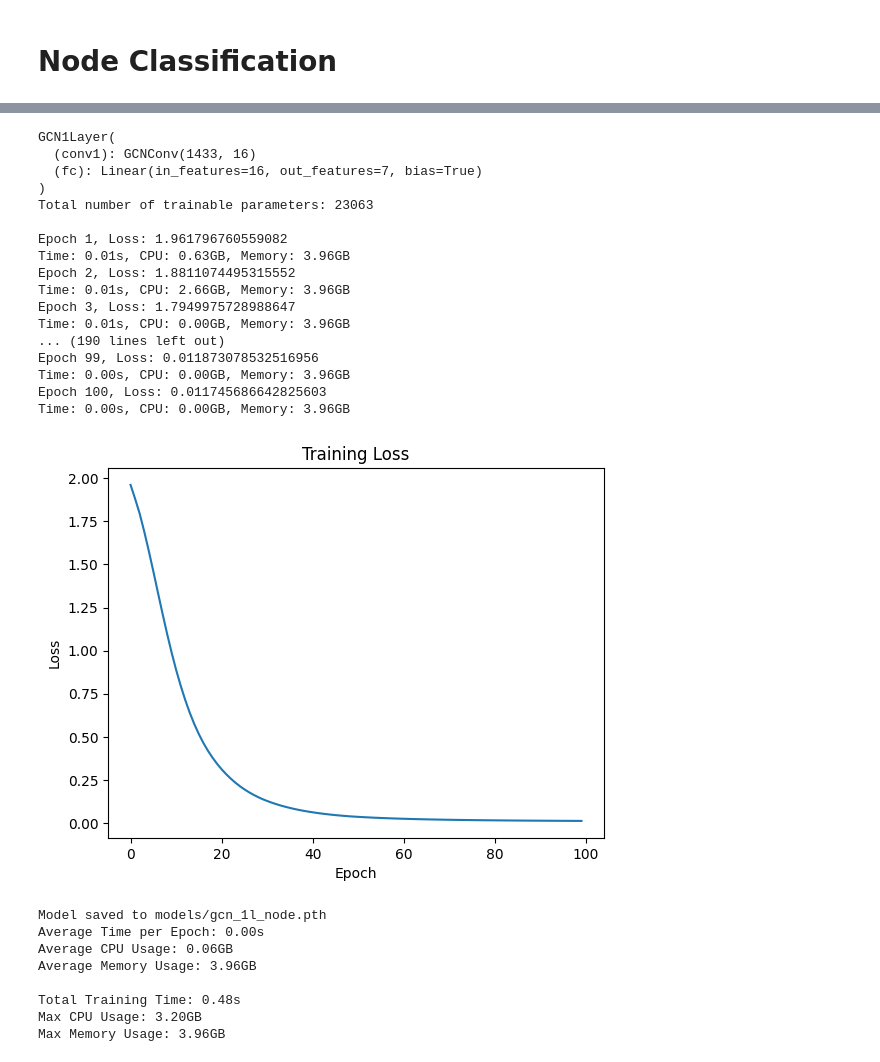
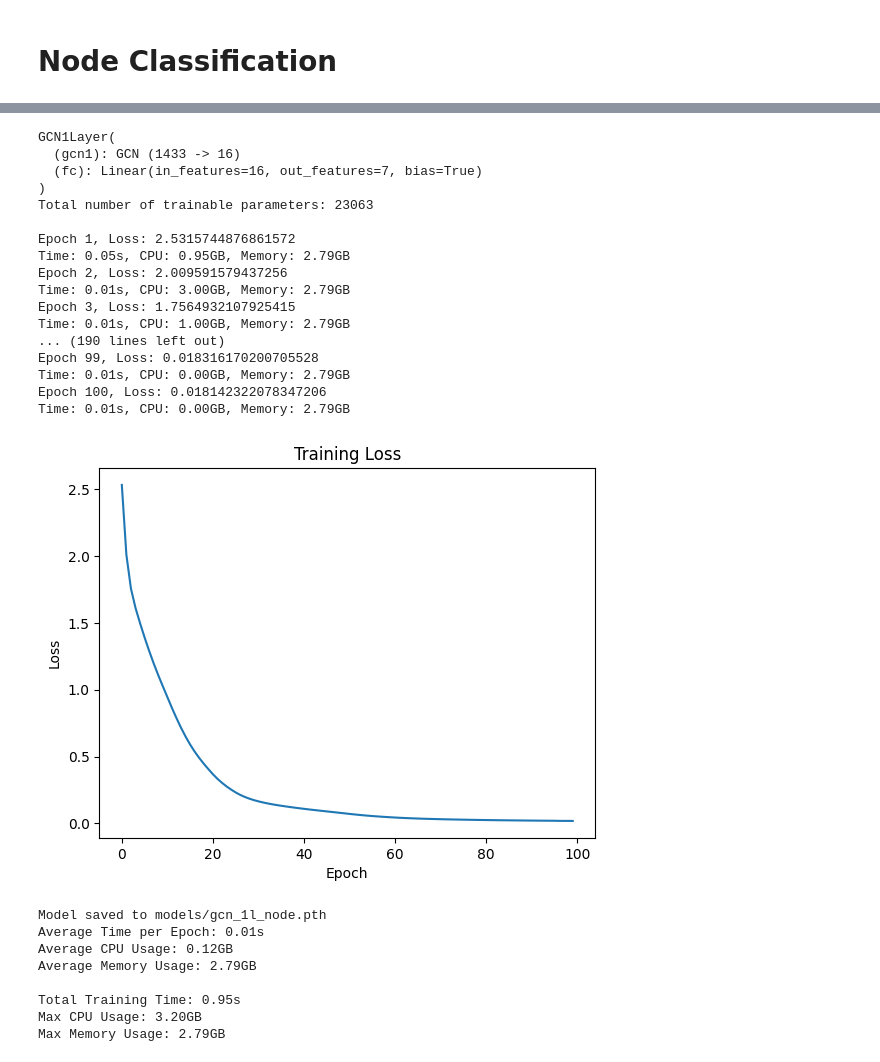
Before and after one commit to GitaAyu06/reservoir-gnn, a Jupyter notebook: reservoir-gnn.ipynb, the cells around one changed output, grey strips where cells are left out. Cells and saved outputs as stored; diff of their text form; code cells hidden in the pictures.

```diff
--- a/reservoir-gnn.ipynb
+++ b/reservoir-gnn.ipynb
@@ -335,5 +446,6 @@ class GCN2Layer(torch.nn.Module):
 # %%
 def train_gcn(model, data, lr=0.001, num_epochs=100, save_path='models/gcn_x.pth'):
+
     optimizer = torch.optim.Adam(model.parameters(), lr=lr)
     criterion = torch.nn.CrossEntropyLoss()
 
@@ -342,6 +454,8 @@ def train_gcn(model, data, lr=0.001, num_epochs=100, save_path='models/gcn_x.pth
     cpu_usage = []
     memory_usage = []
 
+    adj_matrix = utils.to_dense_adj(data.edge_index).squeeze(0)  # Convert edge_index to adjacency matrix
+
     for epoch in range(num_epochs):
         epoch_loss = 0
         set_seed(42)
@@ -349,7 +463,7 @@ def train_gcn(model, data, lr=0.001, num_epochs=100, save_path='models/gcn_x.pth
         epoch_start_time = time.time()
 
         optimizer.zero_grad()
-        output = model(data)
+        output = model(data.x, adj_matrix)
         loss = criterion(output[data.train_mask], data.y[data.train_mask])
         loss.backward()
         optimizer.step()
@@ -363,7 +477,6 @@ def train_gcn(model, data, lr=0.001, num_epochs=100, save_path='models/gcn_x.pth
 
         print(f'Epoch {epoch + 1}, Loss: {epoch_loss}')
         print(f'Time: {epoch_time[-1]:.2f}s, CPU: {cpu_usage[-1]:.2f}GB, Memory: {memory_usage[-1]:.2f}GB')
-
 
     # Plot the training loss
     plt.plot(training_loss)
@@ -385,73 +498,38 @@ def train_gcn(model, data, lr=0.001, num_epochs=100, save_path='models/gcn_x.pth
     print(f'Max Memory Usage: {np.max(memory_usage):.2f}GB')
 
     return
-
-def evaluate_gcn(y_true, y_pred):
-    # Convert to numpy arrays for easier manipulation
-    y_true = np.array(y_true)
-    y_pred = np.array(y_pred)
-
-    # Calculate True Positives, True Negatives, False Positives, False Negatives
-    TP = np.sum((y_true == 1) & (y_pred == 1))
-    TN = np.sum((y_true == 0) & (y_pred == 0))
-    FP = np.sum((y_true == 0) & (y_pred == 1))
-    FN = np.sum((y_true == 1) & (y_pred == 0))
-
-    # Calculate metrics
-    accuracy = (TP + TN) / (TP + TN + FP + FN)
-    sensitivity = TP / (TP + FN) if (TP + FN) != 0 else 0
-    specificity = TN / (TN + FP) if (TN + FP) != 0 else 0
-
-    print(f'Accuracy: {accuracy:.4f}')
-    print(f'Sensitivity: {sensitivity:.4f}')
-    print(f'Specificity: {specificity:.4f}')
-
-    return accuracy, sensitivity, specificity
-
-def test_gcn(model, data, mask):
-    model.eval()
-    y_true = data.y[mask].tolist()
-    y_pred = []
-
-    with torch.no_grad():
-        output = model(data)
-        pred = output[mask].argmax(dim=1)
-        y_pred.extend(pred.tolist())
-
-    accuracy, sensitivity, specificity = evaluate_gcn(y_true, y_pred)
-    return accuracy
 # %%
 # Create model instances
-model1 = GCN1Layer(num_features=dataset.num_node_features, num_classes=dataset.num_classes)
+model1 = GCN1Layer(num_features=cora_dataset.num_node_features, num_classes=cora_dataset.num_classes)
 print(model1)
 print(f"Total number of trainable parameters: {model1.count_parameters()}\n")
-train_gcn(model1, data, lr=0.01, num_epochs=100, save_path='models/gcn_1l_node.pth')
+train_gcn(model1, cora_data, lr=0.01, num_epochs=100, save_path='models/gcn_1l_node.pth')
 # %% [output]
 GCN1Layer(
-  (conv1): GCNConv(1433, 16)
+  (gcn1): GCN (1433 -> 16)
   (fc): Linear(in_features=16, out_features=7, bias=True)
 )
 Total number of trainable parameters: 23063
 
-Epoch 1, Loss: 1.961796760559082
-Time: 0.01s, CPU: 0.63GB, Memory: 3.96GB
-Epoch 2, Loss: 1.8811074495315552
-Time: 0.01s, CPU: 2.66GB, Memory: 3.96GB
-Epoch 3, Loss: 1.7949975728988647
-Time: 0.01s, CPU: 0.00GB, Memory: 3.96GB
+Epoch 1, Loss: 2.5315744876861572
+Time: 0.05s, CPU: 0.95GB, Memory: 2.79GB
+Epoch 2, Loss: 2.009591579437256
+Time: 0.01s, CPU: 3.00GB, Memory: 2.79GB
+Epoch 3, Loss: 1.7564932107925415
+Time: 0.01s, CPU: 1.00GB, Memory: 2.79GB
 ... (190 lines left out)
-Epoch 99, Loss: 0.011873078532516956
-Time: 0.00s, CPU: 0.00GB, Memory: 3.96GB
-Epoch 100, Loss: 0.011745686642825603
-Time: 0.00s, CPU: 0.00GB, Memory: 3.96GB
+Epoch 99, Loss: 0.018316170200705528
+Time: 0.01s, CPU: 0.00GB, Memory: 2.79GB
+Epoch 100, Loss: 0.018142322078347206
+Time: 0.01s, CPU: 0.00GB, Memory: 2.79GB
-[figure, old version]
+[figure, new version]
 Model saved to models/gcn_1l_node.pth
-Average Time per Epoch: 0.00s
-Average CPU Usage: 0.06GB
-Average Memory Usage: 3.96GB
+Average Time per Epoch: 0.01s
+Average CPU Usage: 0.12GB
+Average Memory Usage: 2.79GB
 
-Total Training Time: 0.48s
+Total Training Time: 0.95s
 Max CPU Usage: 3.20GB
-Max Memory Usage: 3.96GB
+Max Memory Usage: 2.79GB
 # %%
 
```
Also changed, not shown: parts of 24 cells of this notebook, 5 other files.
